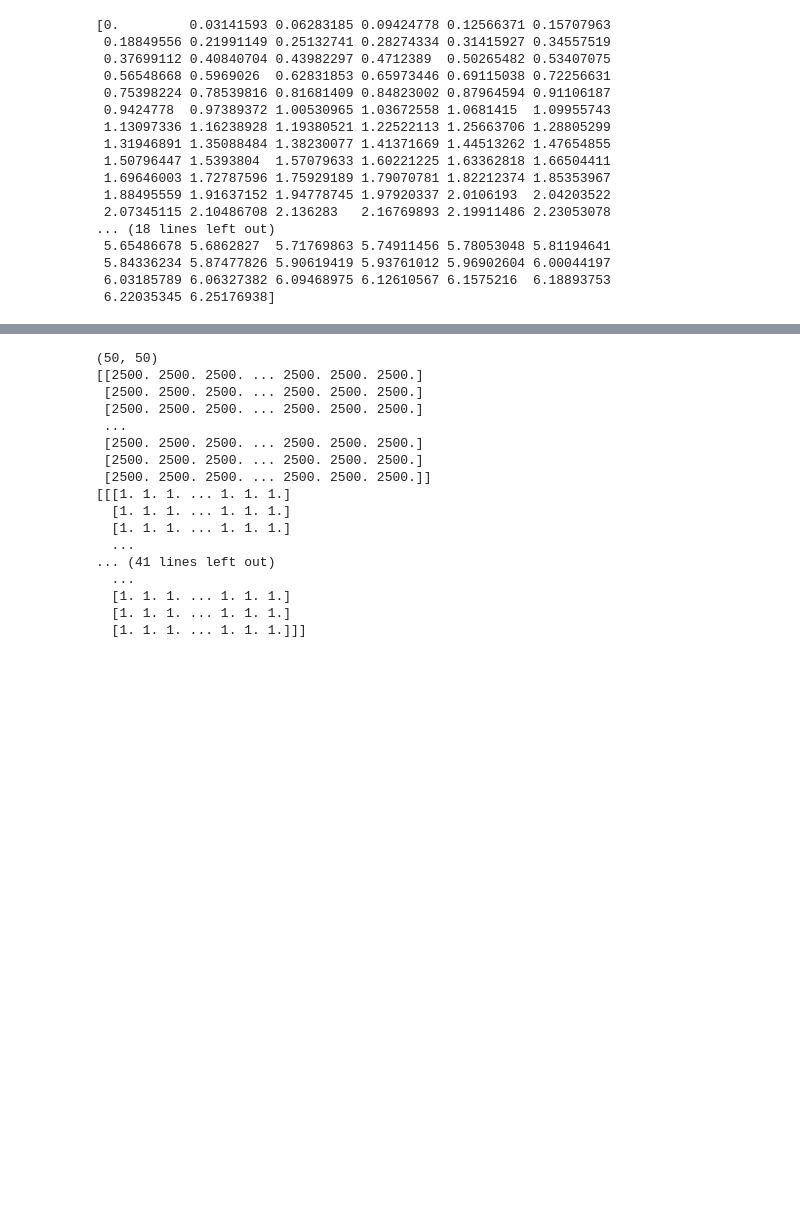
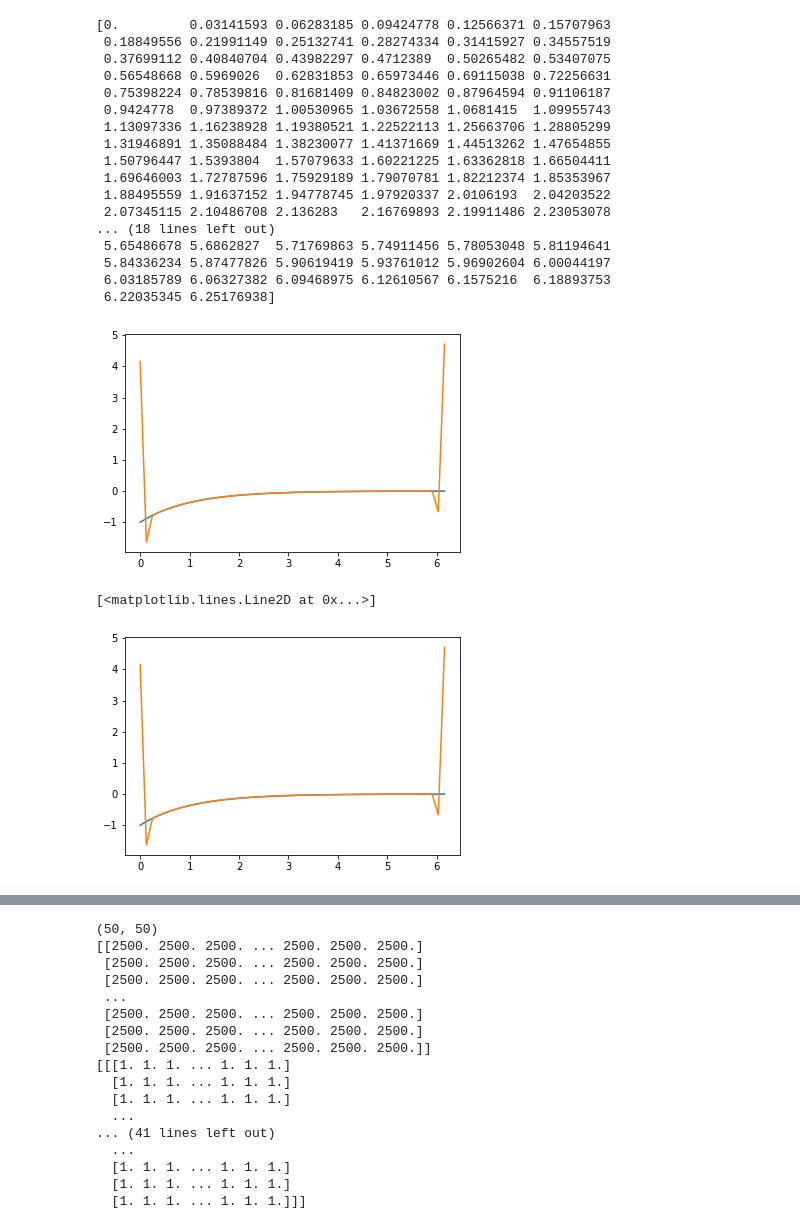
Before and after one commit to nomahen/FokkerPlanck, a Jupyter notebook: fokker_planck.ipynb, the cells around one changed output, grey strips where cells are left out. Saved outputs shown, nothing was run; the diff lists cells and outputs as text; code cells hidden in the pictures; blank space fills up the shorter version.

```diff
--- a/fokker_planck.ipynb
+++ b/fokker_planck.ipynb
@@ -217,6 +221,35 @@ class FokkerPlanck_2D:
         self.ts.step(dt)
         self.t += dt
         self.iter += 1
+# %%
+resolution = 50
+
+
+grid = field.UniformPeriodicGrid(resolution,2*np.pi)
+
+domain = field.Domain((grid,))
+
+mu = field.Array(domain,np.exp(-grid.values))
+
+dmu = FiniteDifferenceUniformGrid(1, 4, mu, axis=0)
+
+plt.plot(grid.values, -1.*mu.data)
+plt.plot(grid.values, dmu.operate().data)
+plt.show()
+plt.clf()
+
+p = field.Field(domain)
+IC = np.exp(-grid.values)
+p.data[:] = IC
+
+dp = FiniteDifferenceUniformGrid(1, 4, p, axis=0)
+
+plt.plot(grid.values, -1.*p.data)
+plt.plot(grid.values, dp.operate().data)
+# %% [output]
+[figure, added]
+[<matplotlib.lines.Line2D at 0x...>]
+[figure, added]
 # %%
 resolution = 50
 alpha = .1
```
Also changed, not shown: parts of 3 cells of this notebook, 3 other files.
